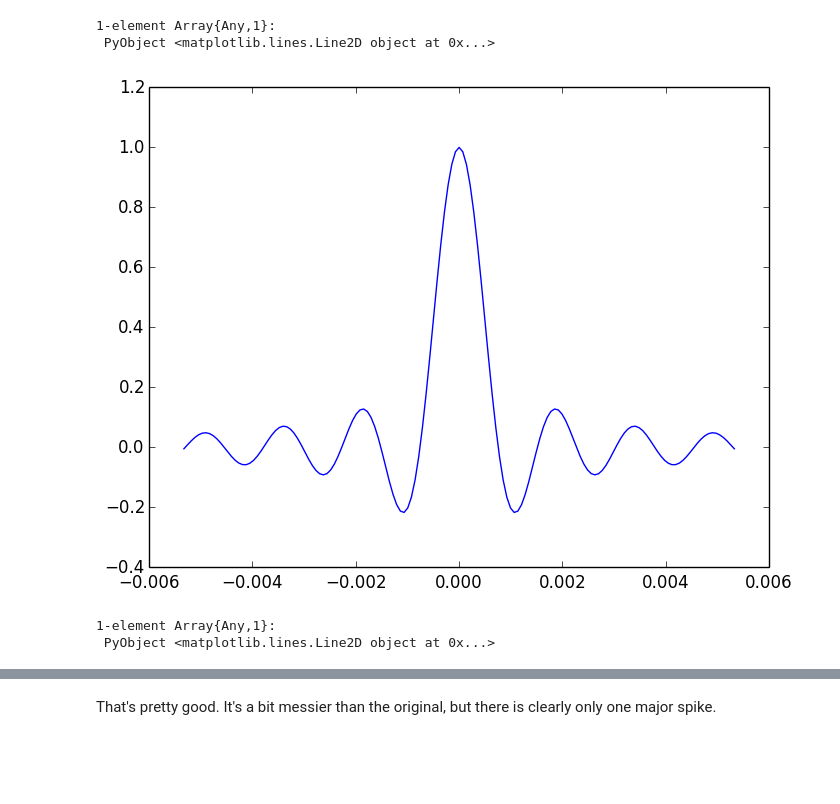
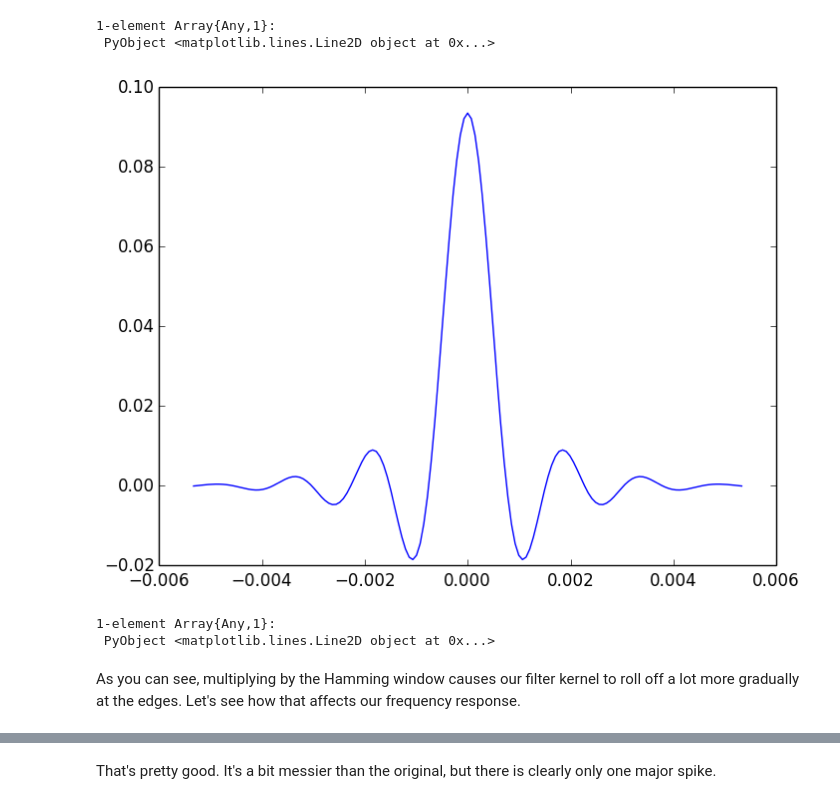
Before and after one commit to zhemao/digital_filters, a Jupyter notebook: Digital Filters.ipynb, the cells around one changed output, grey strips where cells are left out. Cells and saved outputs as stored; diff of their text form; code cells hidden in the pictures; blank space fills up the shorter version.

```diff
--- a/Digital Filters.ipynb
+++ b/Digital Filters.ipynb
@@ -158,11 +160,14 @@ plot(t, hamming_w)
  PyObject <matplotlib.lines.Line2D object at 0x...>
 # %%
 win_sinc_h = hamming_w .* sinc_h
-plot(t, sinc_h)
+win_sinc_h ./= sum(win_sinc_h)
+plot(t, win_sinc_h)
 # %% [output]
-[figure, old version]
+[figure, new version]
 1-element Array{Any,1}:
  PyObject <matplotlib.lines.Line2D object at 0x...>
+# %% [markdown]
+As you can see, multiplying by the Hamming window causes our filter kernel to roll off a lot more gradually at the edges. Let's see how that affects our frequency response.
 # %%
 Win_Sinc_H = abs(rfft(win_sinc_h))
 plot(f, Win_Sinc_H)
```
Also changed, not shown: parts of 10 cells of this notebook.
